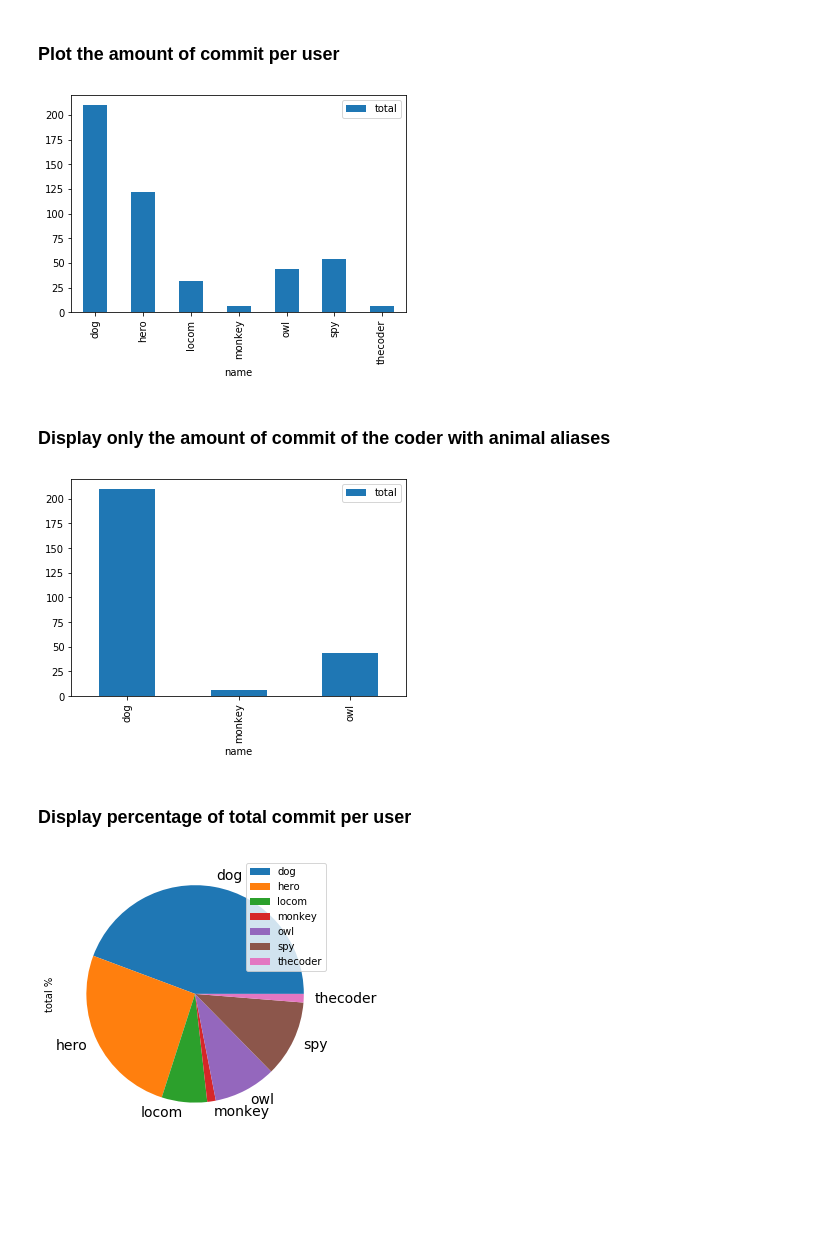
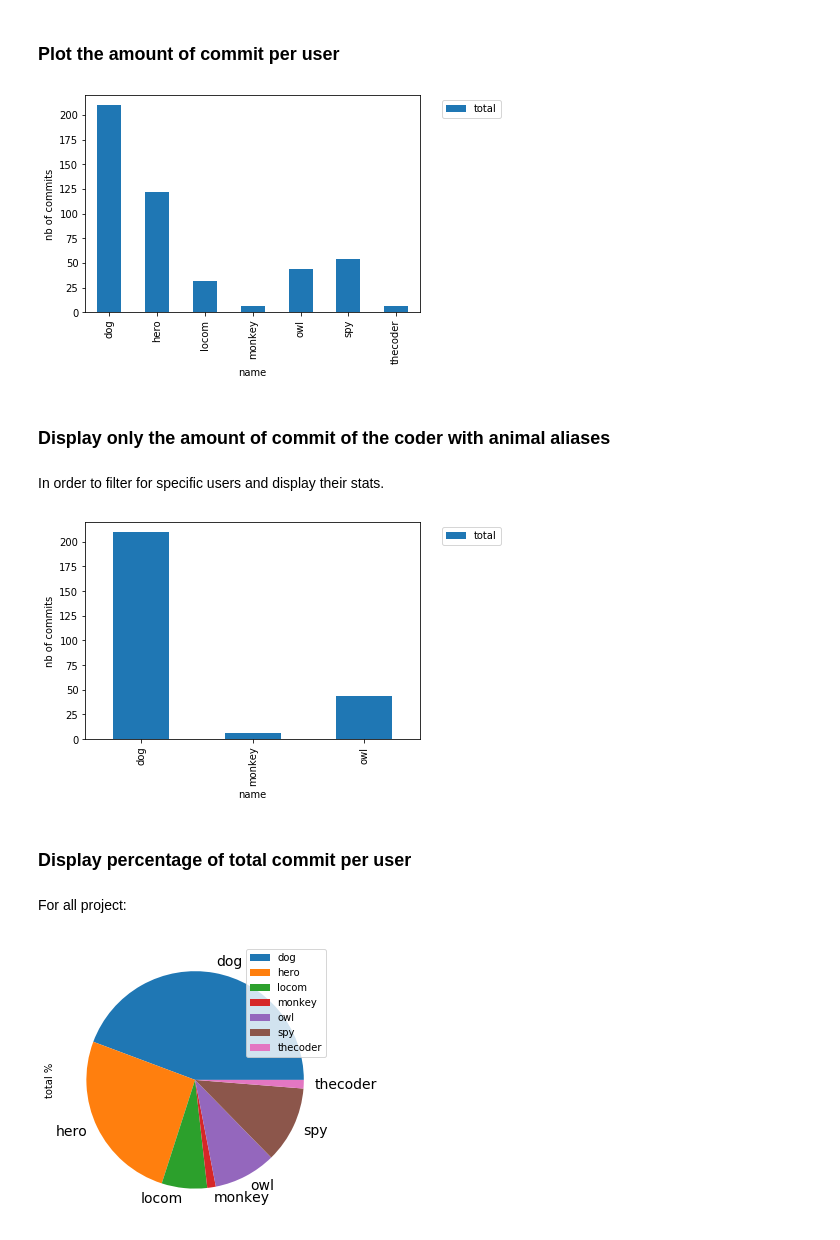
Before and after one commit to sylhare/git-processor, a Jupyter notebook: docs/Git Processor Demo.ipynb, the cells around one changed output. Drawn from its saved outputs; the diff is of its cells as text; code cells hidden in the pictures; blank space fills up the shorter version.

```diff
--- a/docs/Git Processor Demo.ipynb
+++ b/docs/Git Processor Demo.ipynb
@@ -51,21 +51,32 @@ p.df
 # %% [markdown]
 ### Plot the amount of commit per user
 # %%
-d = p.total().plot.bar(x='name', y='total')
+plot = p.total().plot.bar(x='name', y='total')
+plot.set_ylabel('nb of commits')
+plot.legend(bbox_to_anchor=(1.05, 1), loc='upper left')
+plt.show()
 # %% [output]
-[figure, old version]
+[figure, new version]
 # %% [markdown]
 ### Display only the amount of commit of the coder with animal aliases
+# %% [markdown]
+In order to filter for specific users and display their stats.
 # %%
 from git_processor.parser import filter_user
 
 filtered_df = filter_user(p.df, ['dog', 'monkey', 'owl'])
 filtered_total = filtered_df.sum(axis=1, skipna=True).reset_index(name='total')
-d = filtered_total.plot.bar(x='name', y='total')
+
+plot = filtered_total.plot.bar(x='name', y='total')
+plot.set_ylabel('nb of commits')
+plot.legend(bbox_to_anchor=(1.05, 1), loc='upper left')
+plt.show()
 # %% [output]
-[figure, old version]
+[figure, new version]
 # %% [markdown]
 ### Display percentage of total commit per user
+# %% [markdown]
+For all project:
 # %%
 plot = p.user_percentage().plot.pie(y='total %', figsize=(5, 5), fontsize=14)
 # %% [output]
```
Also changed, not shown: parts of 23 cells of this notebook, 1 other file.
